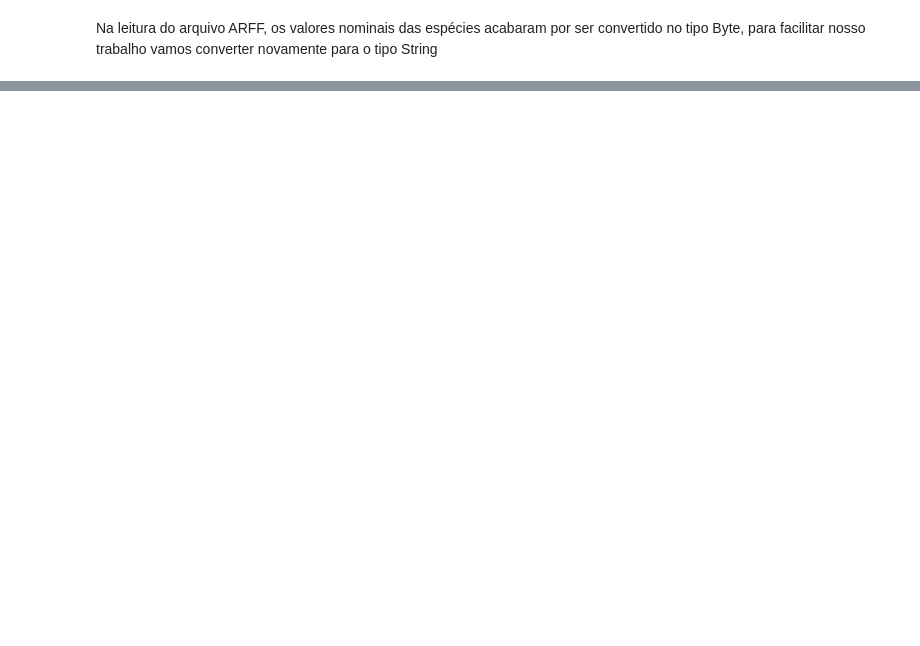
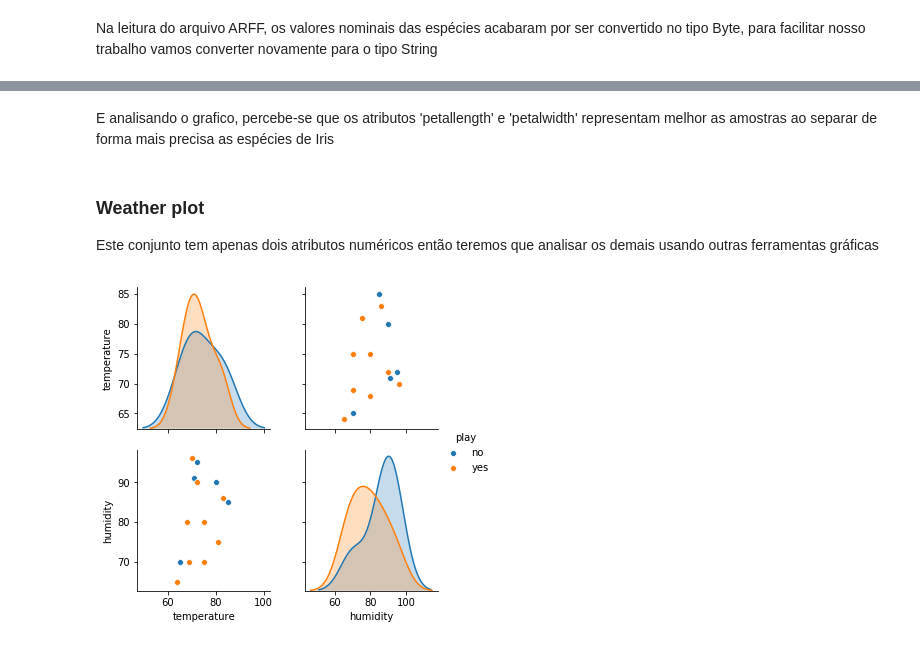
Before and after one commit to xsacbj/Mini-Weka, a Jupyter notebook: Mini Weka.ipynb, the cells around one changed output, grey strips where cells are left out. Cells and saved outputs as stored; diff of their text form; code cells hidden in the pictures; blank space fills up the shorter version.

```diff
--- a/Mini Weka.ipynb
+++ b/Mini Weka.ipynb
@@ -90,0 +116,5 @@ data.sample(5)
+# %%
+data['outlook'] = data['outlook'].apply(lambda outlook: outlook.decode("utf-8"))
+data['windy'] = data['windy'].apply(lambda windy: True if windy.decode("utf-8")=='TRUE' else False)
+data['play'] = data['play'].apply(lambda play: play.decode("utf-8"))
+data.sample(5)
@@ -90,0 +128,2 @@ data.sample(5)
+# %%
+weather = data
@@ -100,0 +145,10 @@ plt.show()
+# %% [markdown]
+E analisando o grafico, percebe-se que os atributos 'petallength' e 'petalwidth' representam melhor as amostras ao separar de forma mais precisa as espécies de Iris
+# %% [markdown]
+### Weather plot
+Este conjunto tem apenas dois atributos numéricos então teremos que analisar os demais usando outras ferramentas gráficas
+# %%
+sns.pairplot(weather.drop('windy', axis=1), hue='play', markers='o')
+plt.show()
+# %% [output]
+[figure, added]
```
Also changed, not shown: parts of 20 cells of this notebook.
